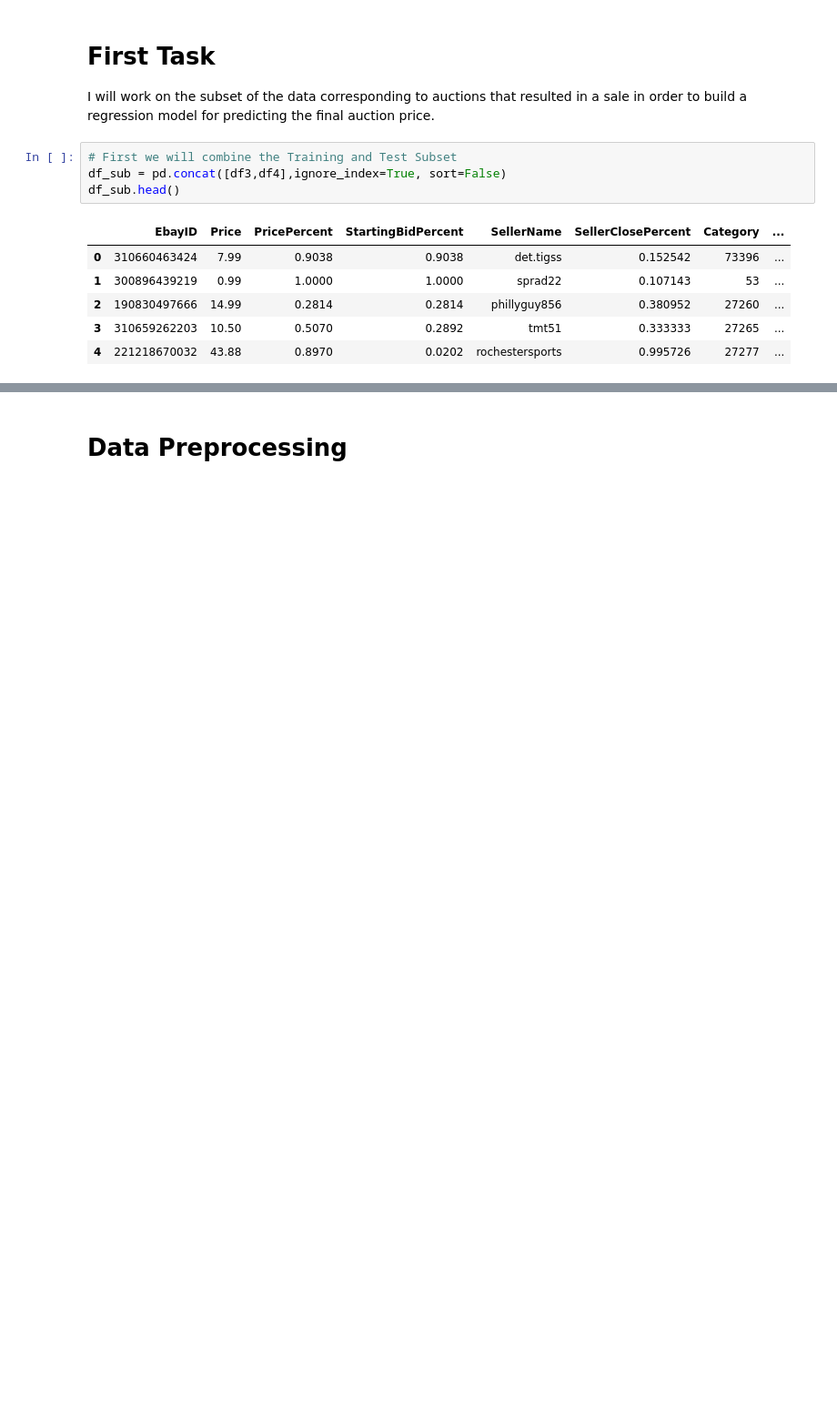
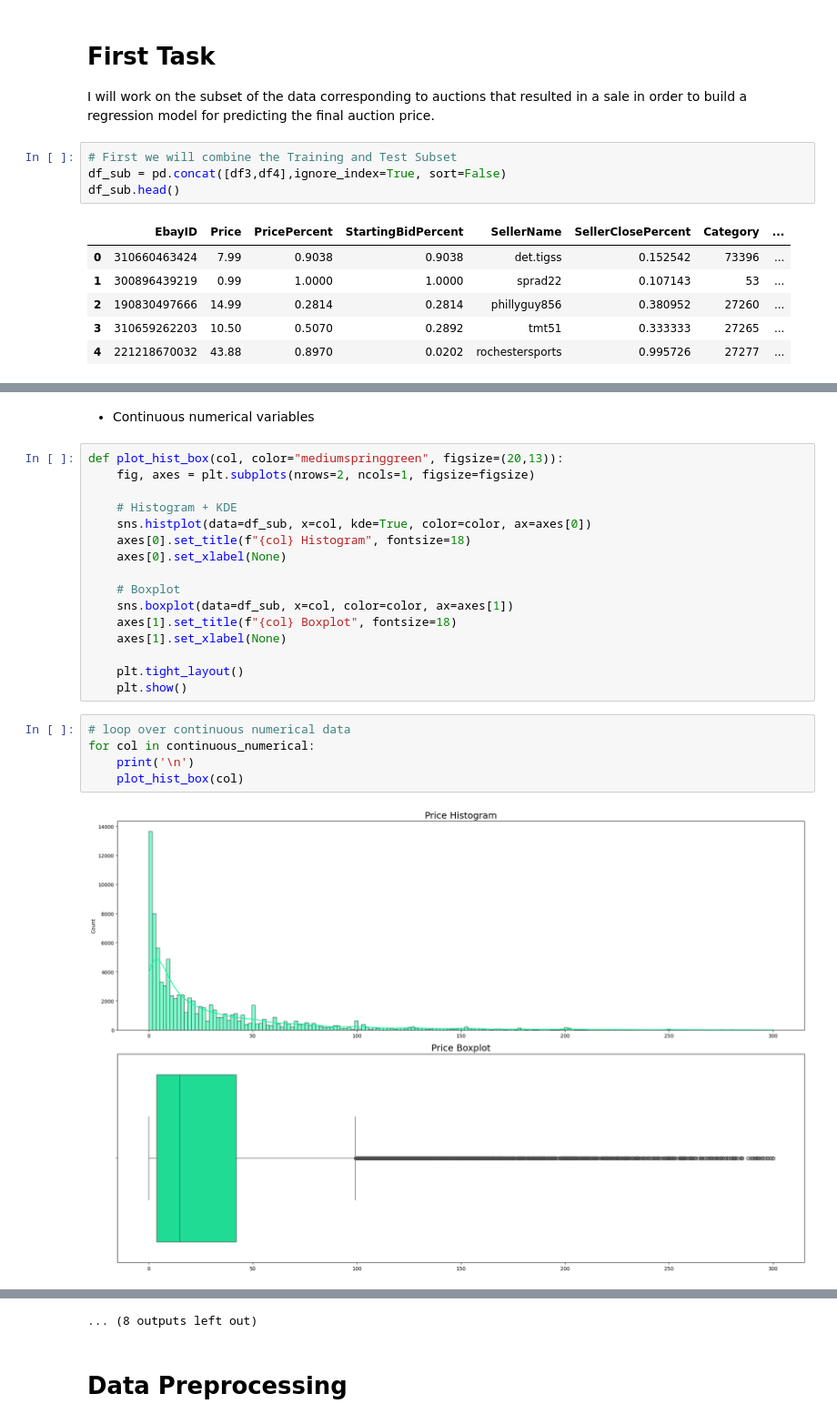
Before and after one commit to CharalamposZisis/Ebay_sales, a Jupyter notebook: main.ipynb, the cells around one changed output, grey strips where cells are left out. Shown at 91% size. Saved outputs shown, nothing was run; the diff lists cells and outputs as text; blank space fills up the shorter version.

```diff
--- a/main.ipynb
+++ b/main.ipynb
@@ -247,0 +439,25 @@ df_sub.shape
+# %% [markdown]
+- Continuous numerical variables
+# %%
+def plot_hist_box(col, color="mediumspringgreen", figsize=(20,13)):
+    fig, axes = plt.subplots(nrows=2, ncols=1, figsize=figsize)
+
+    # Histogram + KDE
+    sns.histplot(data=df_sub, x=col, kde=True, color=color, ax=axes[0])
+    axes[0].set_title(f"{col} Histogram", fontsize=18)
+    axes[0].set_xlabel(None)
+
+    # Boxplot
+    sns.boxplot(data=df_sub, x=col, color=color, ax=axes[1])
+    axes[1].set_title(f"{col} Boxplot", fontsize=18)
+    axes[1].set_xlabel(None)
+
+    plt.tight_layout()
+    plt.show()
+# %%
+# loop over continuous numerical data
+for col in continuous_numerical:
+    print('\n')
+    plot_hist_box(col)
+# %% [output]
+[figure, added]
@@ -248,2 +475,3 @@ df_sub.shape
+... (8 outputs left out)
 # %% [markdown]
 # Data Preprocessing
```
Also changed, not shown: parts of 36 cells of this notebook, 1 other file.
